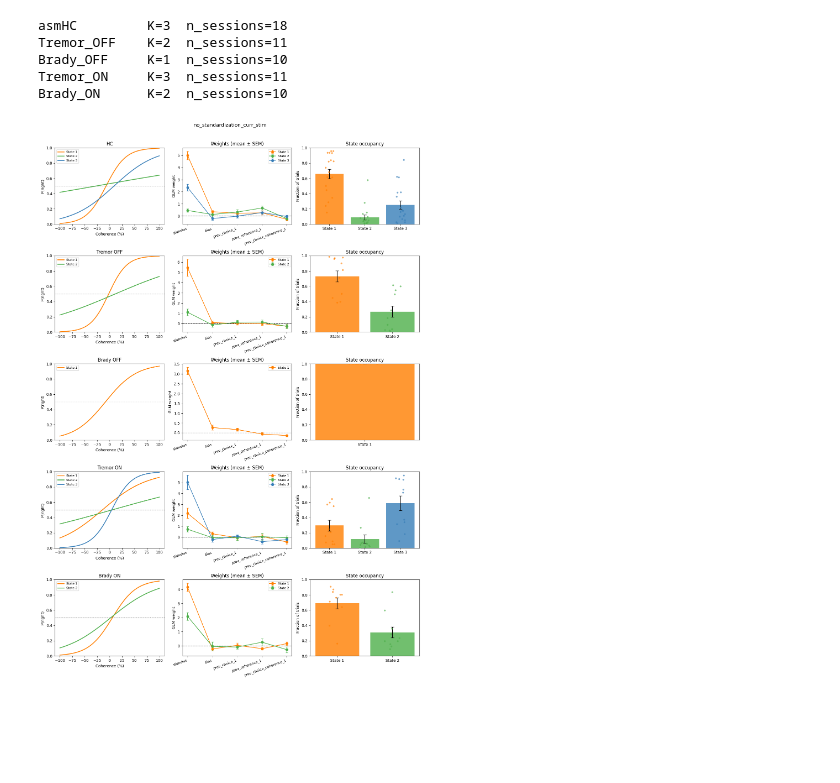
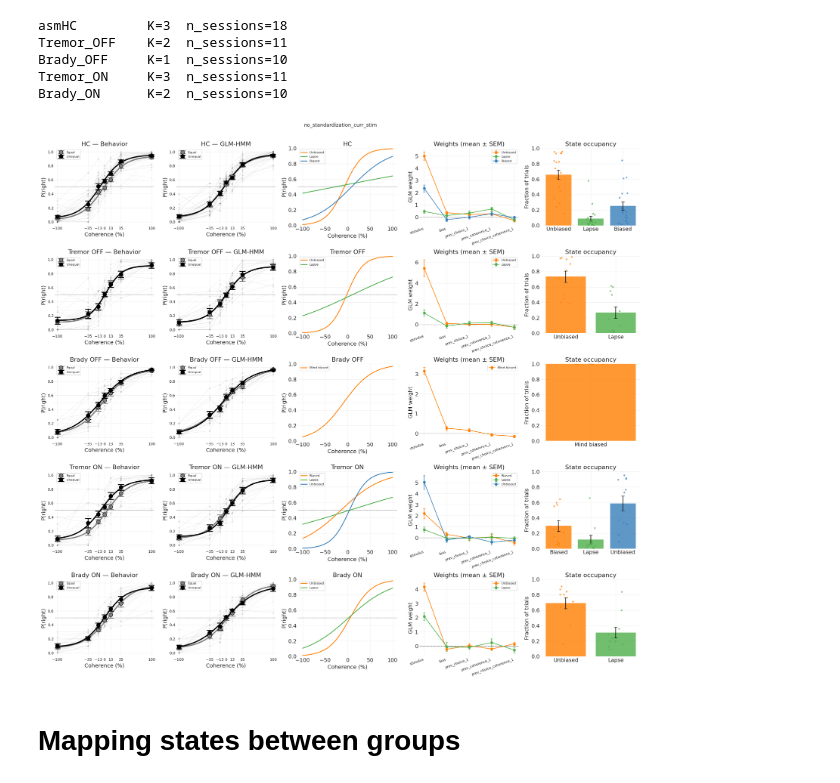
Before and after one commit to vaibrainium/bayesian-priors-in-pd-subtype, a Jupyter notebook: notebooks/5.30-glm-hmm-group-average-plots.ipynb, the cells around one changed output. Drawn from its saved outputs; the diff is of its cells as text; code cells hidden in the pictures; blank space fills up the shorter version.

Commit message:
feat: added psych, model psych, weights, state occupancy for model verification

```diff
--- a/notebooks/5.30-glm-hmm-group-average-plots.ipynb
+++ b/notebooks/5.30-glm-hmm-group-average-plots.ipynb
@@ -18,14 +20,29 @@ from config import dir_config
 processed_dir = Path(dir_config.data.processed)
 glm_hmm_dir = processed_dir / "glm_hmm"
 
-# Change this to whichever model was selected as best in 5.21
-# SELECTED_MODEL = "ashwood_matched__global_pooled_cv"
+# Change this to whichever model was selected as best in 5.24
 SELECTED_MODEL = "no_standardization_curr_stim__global_pooled_cv"
 
 GROUPS        = ["asmHC", "Tremor_OFF", "Brady_OFF", "Tremor_ON", "Brady_ON"]
 GROUP_LABELS  = {"asmHC": "HC", "Tremor_OFF": "Tremor OFF", "Brady_OFF": "Brady OFF",
                  "Tremor_ON": "Tremor ON", "Brady_ON": "Brady ON"}
 STATE_COLORS  = ["#ff7f00", "#4daf4a", "#377eb8", "#e41a1c", "#984ea3"]
+
+STATE_NAMES = {
+    "asmHC":      {1: "Unbiased", 2: "Lapse",      3: "Biased"},
+    "Tremor_OFF": {1: "Unbiased", 2: "Lapse"},
+    "Brady_OFF":  {1: "Mind biased"},
+    "Tremor_ON":  {1: "Biased",   2: "Lapse",       3: "Unbiased"},
+    "Brady_ON":   {1: "Unbiased", 2: "Lapse"},
+}
+
+# Set False to skip color-wise psychometric column (faster, no behavior_df needed)
+PLOT_BEHAVIOR = True
+
+behavior_df = (
+    pd.read_csv(processed_dir / "processed_all_data_accu_60_all.csv")
+    if PLOT_BEHAVIOR else None
+)
 # %%
 def align_states(session_weights, ref_weights):
     """Hungarian-algorithm permutation mapping session states → reference states.
@@ -98,7 +145,7 @@ model_dir  = glm_hmm_dir / SELECTED_MODEL
 group_data = {}
 
 for group in GROUPS:
-    data = load_and_align_group(model_dir, group)
+    data = load_and_align_group(model_dir, group, behavior_df=behavior_df)
     if data is not None:
         group_data[group] = data
         print(f"{group:12s}  K={data['best_k']}  n_sessions={len(data['session_weights'])}")
@@ -175,16 +358,25 @@ def plot_group(ax_psych, ax_weights, ax_occ, group, gdata):
 # %%
-n_groups = len(group_data)
-fig, axes = plt.subplots(n_groups, 3, figsize=(14, 4 * n_groups))
+n_groups     = len(group_data)
+has_behavior = any(
+    g.get("session_predicted_dfs") is not None and len(g["session_predicted_dfs"]) > 0
+    for g in group_data.values()
+)
+n_cols = 5 if has_behavior else 3
+fig_w  = 22 if has_behavior else 14
+
+fig, axes = plt.subplots(n_groups, n_cols, figsize=(fig_w, 4 * n_groups))
 if n_groups == 1:
     axes = axes[np.newaxis, :]
 
 for row, group in enumerate(GROUPS):
     if group not in group_data:
         continue
-    plot_group(axes[row, 0], axes[row, 1], axes[row, 2], group, group_data[group])
+    plot_group(axes[row, :n_cols], group, group_data[group])
 
 plt.suptitle(SELECTED_MODEL.replace("__global_pooled_cv", ""), fontsize=13, y=1.01)
 plt.tight_layout()
 plt.show()
 # %% [output]
-[figure, old version]
+[figure, new version]
+# %% [markdown]
+# Mapping states between groups
```
Also changed, not shown: parts of 4 cells of this notebook.
